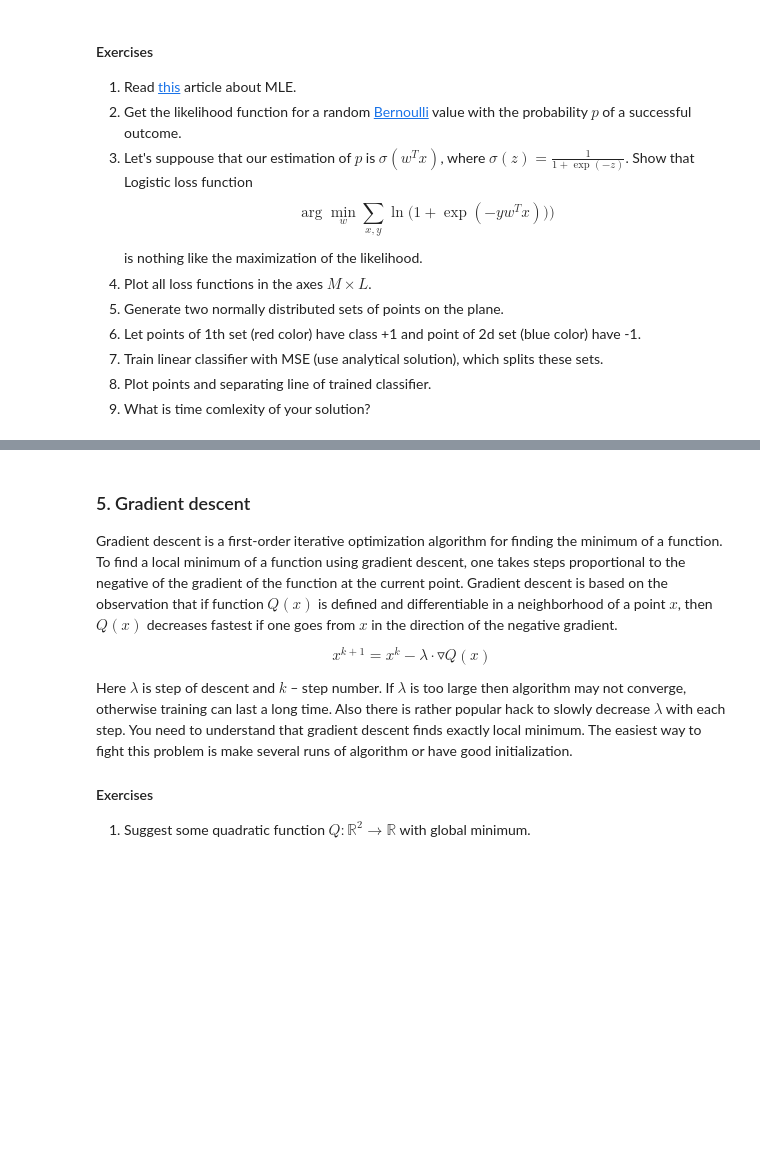
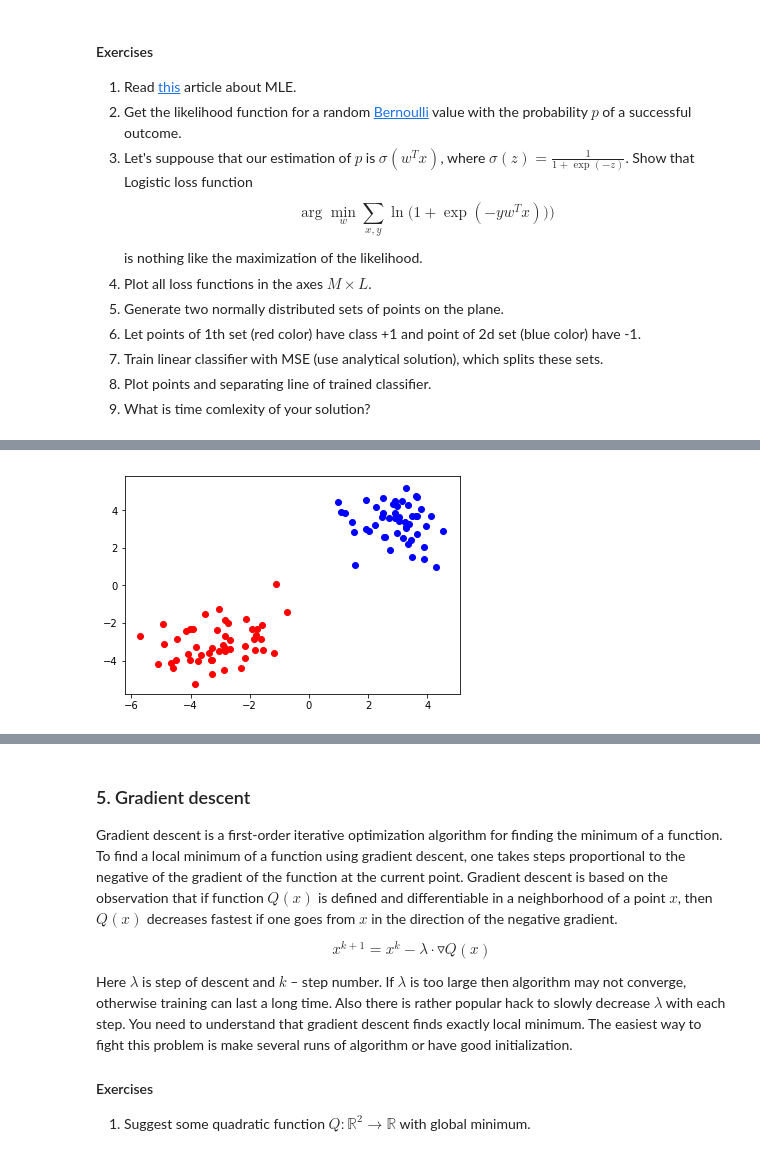
Before and after one commit to raccooncoder/Sonia, a Jupyter notebook: lab-1.ipynb, the cells around one changed output, grey strips where cells are left out. Saved outputs shown, nothing was run; the diff lists cells and outputs as text; code cells hidden in the pictures; blank space fills up the shorter version.

```diff
--- a/lab-1.ipynb
+++ b/lab-1.ipynb
@@ -235,0 +238,6 @@ plt.show()
+# %%
+#Task 5
+x1, y1 = np.random.multivariate_normal([-3, -3], [[1, 0], [0, 1]], size=50).T
+x2, y2 = np.random.multivariate_normal([3, 3], [[1, 0], [0, 1]], size=50).T
+# %% [output]
+[figure, added]
```
Also changed, not shown: parts of 3 cells of this notebook.
